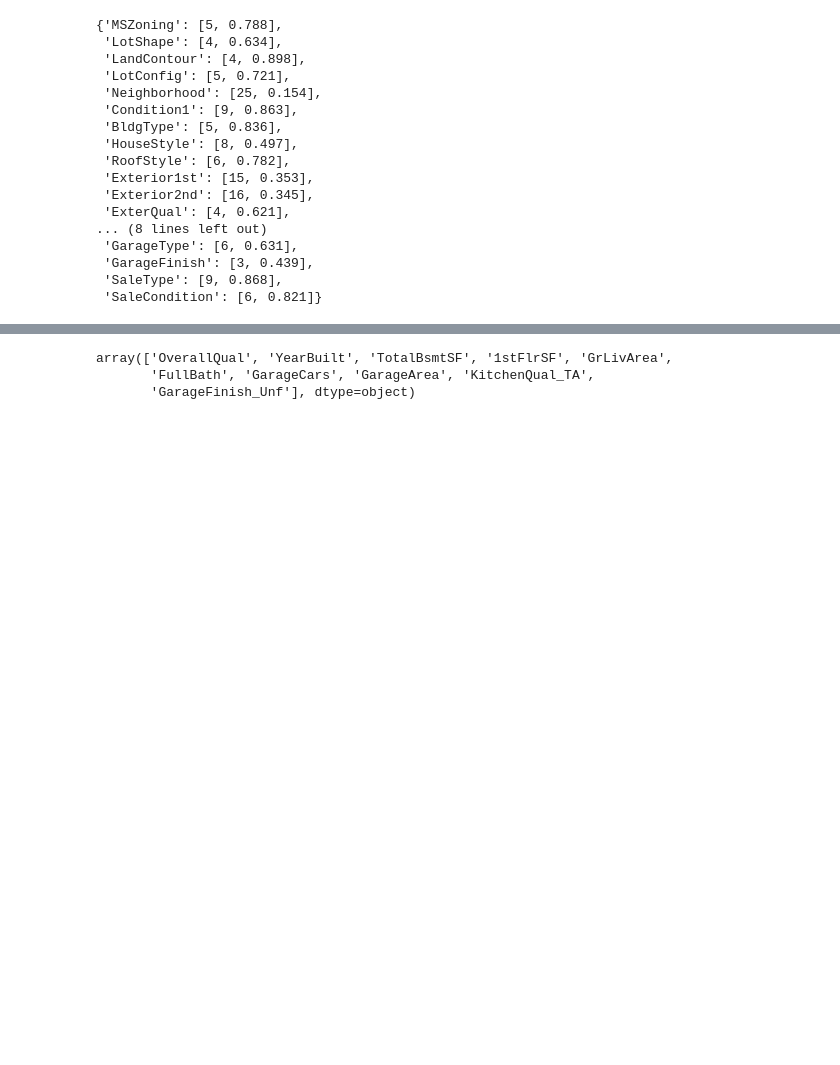
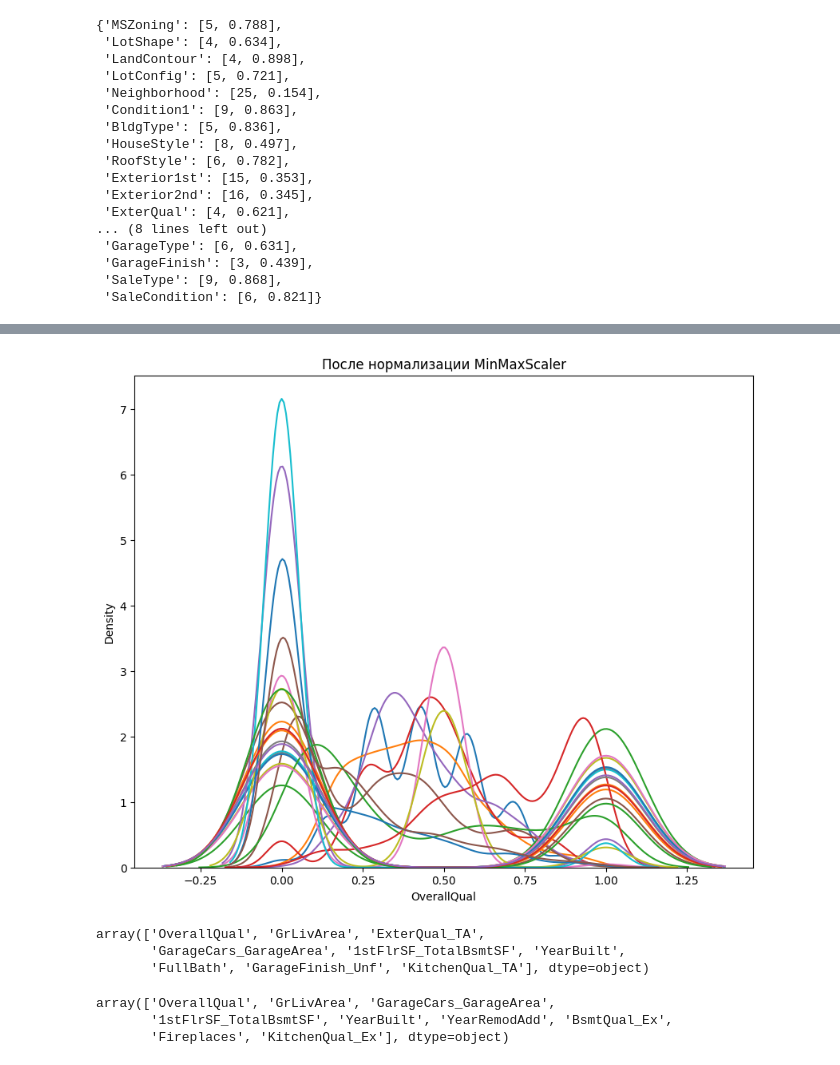
Before and after one commit to ataden48/house_price_train, a Jupyter notebook: house.ipynb, the cells around one changed output, grey strips where cells are left out. Cells and saved outputs as stored; diff of their text form; code cells hidden in the pictures; blank space fills up the shorter version.

```diff
--- a/house.ipynb
+++ b/house.ipynb
@@ -291,0 +450,2 @@ data_sorted
+# %%
+data_sorted = data_sorted[abs(data_sorted.corr()['SalePrice']).sort_values(ascending=False)[:30].index]
@@ -291,0 +468,9 @@ data_sorted
+# %%
+minmax = preprocessing.MinMaxScaler()
+
+SalePrice = data_sorted['SalePrice']
+
+minmax.fit_transform(data_sorted.drop(columns=['SalePrice']))
+
+data_sorted = pd.DataFrame(minmax.fit_transform(data_sorted.drop(columns=['SalePrice'])), columns=data_sorted.drop(columns=['SalePrice']).columns)
+data_sorted = pd.concat([SalePrice, data_sorted], axis=1, join='inner')
@@ -292,11 +493,33 @@ data_sorted
+# %%
+fig, (ax1) = plt.subplots(ncols=1, figsize=(10, 8))
+ax1.set_title('После нормализации MinMaxScaler')
+
+
+
+for i in data_sorted.drop(columns=['SalePrice']).columns:
+    sns.kdeplot(data=data_sorted[i], ax=ax1)
+# %% [output]
+[figure, added]
 # %%
-selector = SelectKBest(score_func=f_regression, k=10)
+selector = SelectKBest(score_func=f_regression, k=9)
 
 selector.fit(X=data_sorted.drop(columns=['SalePrice']), y=data_sorted['SalePrice'])
 
 selector.get_feature_names_out()
 # %% [output]
-array(['OverallQual', 'YearBuilt', 'TotalBsmtSF', '1stFlrSF', 'GrLivArea',
-       'FullBath', 'GarageCars', 'GarageArea', 'KitchenQual_TA',
-       'GarageFinish_Unf'], dtype=object)
+array(['OverallQual', 'GrLivArea', 'ExterQual_TA',
+       'GarageCars_GarageArea', '1stFlrSF_TotalBsmtSF', 'YearBuilt',
+       'FullBath', 'GarageFinish_Unf', 'KitchenQual_TA'], dtype=object)
+# %%
+estimator = linear_model.LinearRegression()
+
+selector = RFE(estimator=estimator, n_features_to_select=9)
+
+selector.fit(X=data_sorted.drop(columns=['SalePrice']), y=data_sorted['SalePrice'])
+
+selector.get_feature_names_out()
+# %% [output]
+array(['OverallQual', 'GrLivArea', 'GarageCars_GarageArea',
+       '1stFlrSF_TotalBsmtSF', 'YearBuilt', 'YearRemodAdd', 'BsmtQual_Ex',
+       'Fireplaces', 'KitchenQual_Ex'], dtype=object)
 # %%
```
Also changed, not shown: parts of 38 cells of this notebook.
